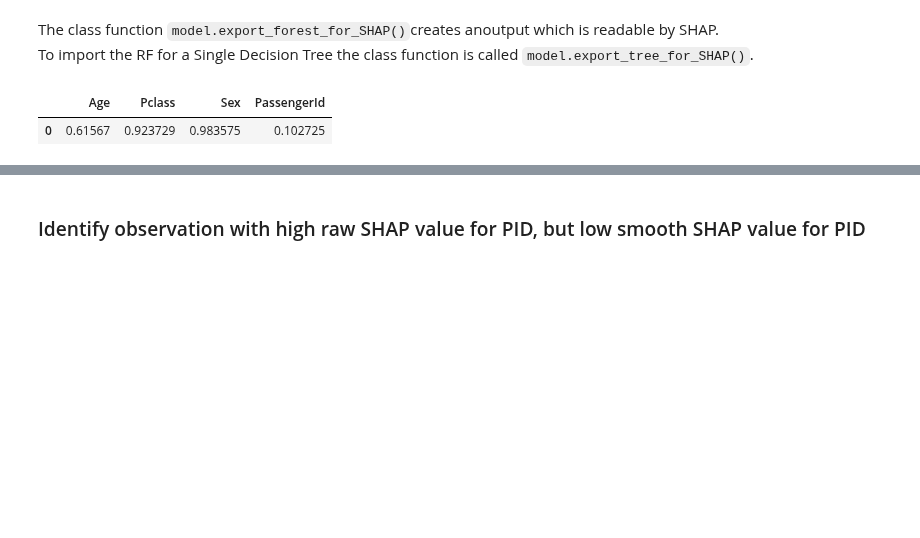
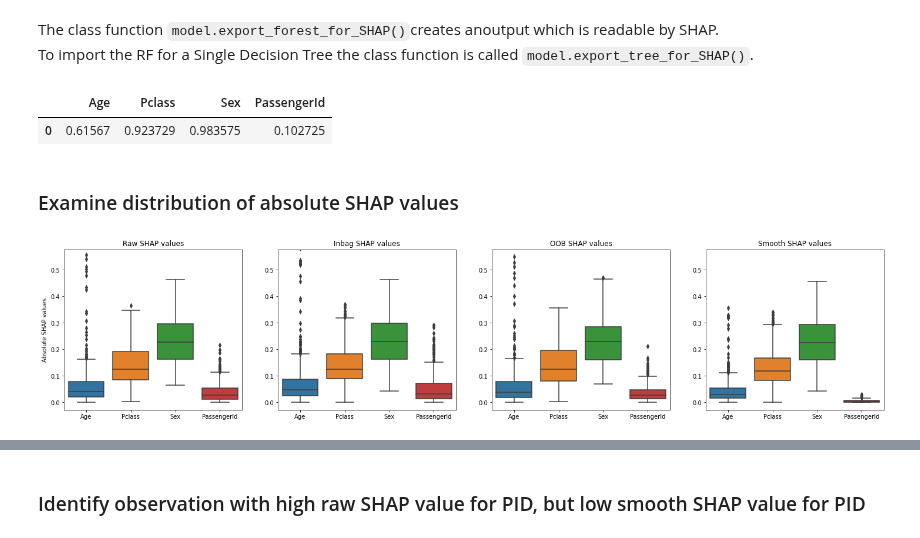
Before and after one commit to markusloecher/TreeBasedModel, a Jupyter notebook: notebooks/ML_titanic.ipynb, the cells around one changed output, grey strips where cells are left out. Drawn from its saved outputs; the diff is of its cells as text; code cells hidden in the pictures; blank space fills up the shorter version.

Commit message:
Add addiional plots

```diff
--- a/notebooks/ML_titanic.ipynb
+++ b/notebooks/ML_titanic.ipynb
@@ -94,3 +95,25 @@ pd.DataFrame(np.array([coefs_smshap]), columns=X_train.columns)
 # %% [output]
 |  | Age | Pclass | Sex | PassengerId |
 | 0 | 0.61567 | 0.923729 | 0.983575 | 0.102725 |
+# %% [markdown]
+### Examine distribution of absolute SHAP values
+# %%
+#Create boxplots
+fig, axs = plt.subplots(1,4,figsize=(25,5))
+
+sns.boxplot(data=np.abs(shap_vals_rf_raw), ax =axs[0])
+sns.boxplot(data=np.abs(rf.inbag_SHAP_values), ax=axs[1])
+sns.boxplot(data=np.abs(rf.oob_SHAP_values), ax=axs[2])
+sns.boxplot(data=np.abs(smshap_vals), ax=axs[3])
+
+axs[0].set_ylabel("Absolute SHAP values")
+axs[0].set_title("Raw SHAP values")
+axs[1].set_title("Inbag SHAP values")
+axs[2].set_title("OOB SHAP values")
+axs[3].set_title("Smooth SHAP values")
+
+plt.setp(axs, xticks=[0, 1, 2, 3], xticklabels=X_train.columns)
+
+plt.setp(axs, ylim=axs[2].get_ylim());
+# %% [output]
+[figure, added]
```
Also changed, not shown: parts of 4 cells of this notebook.
